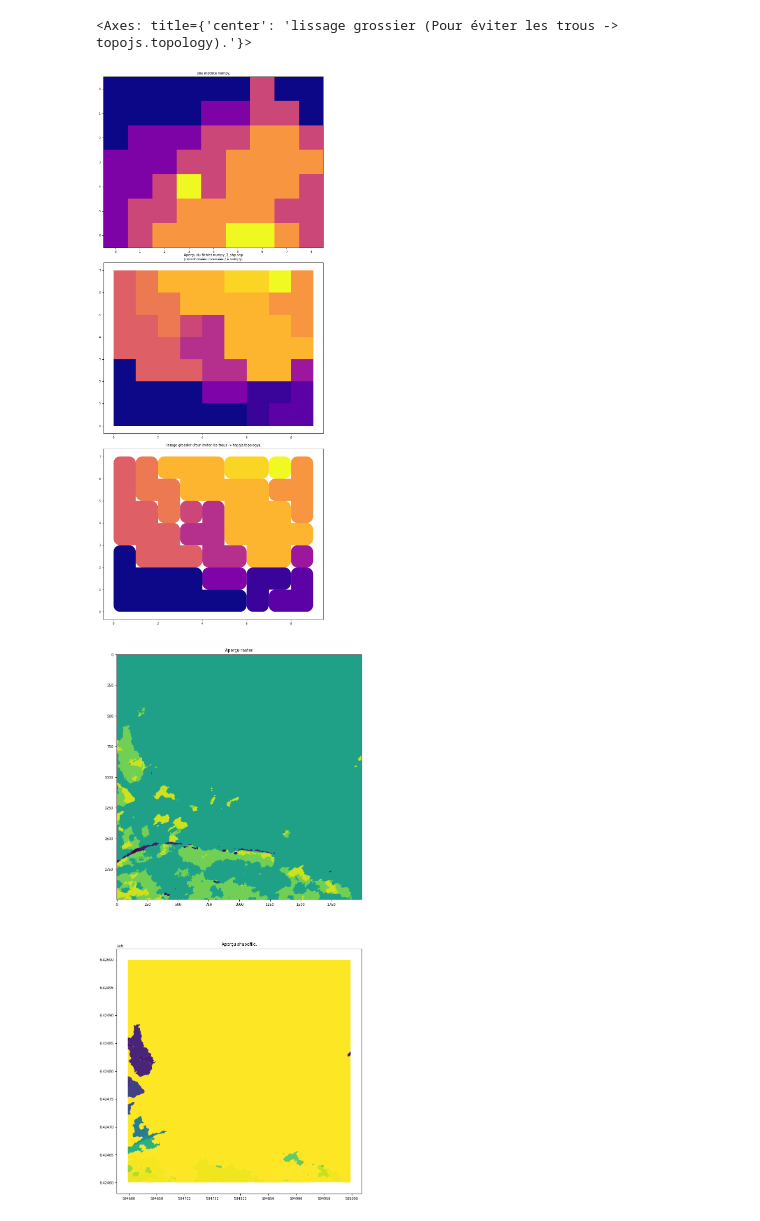
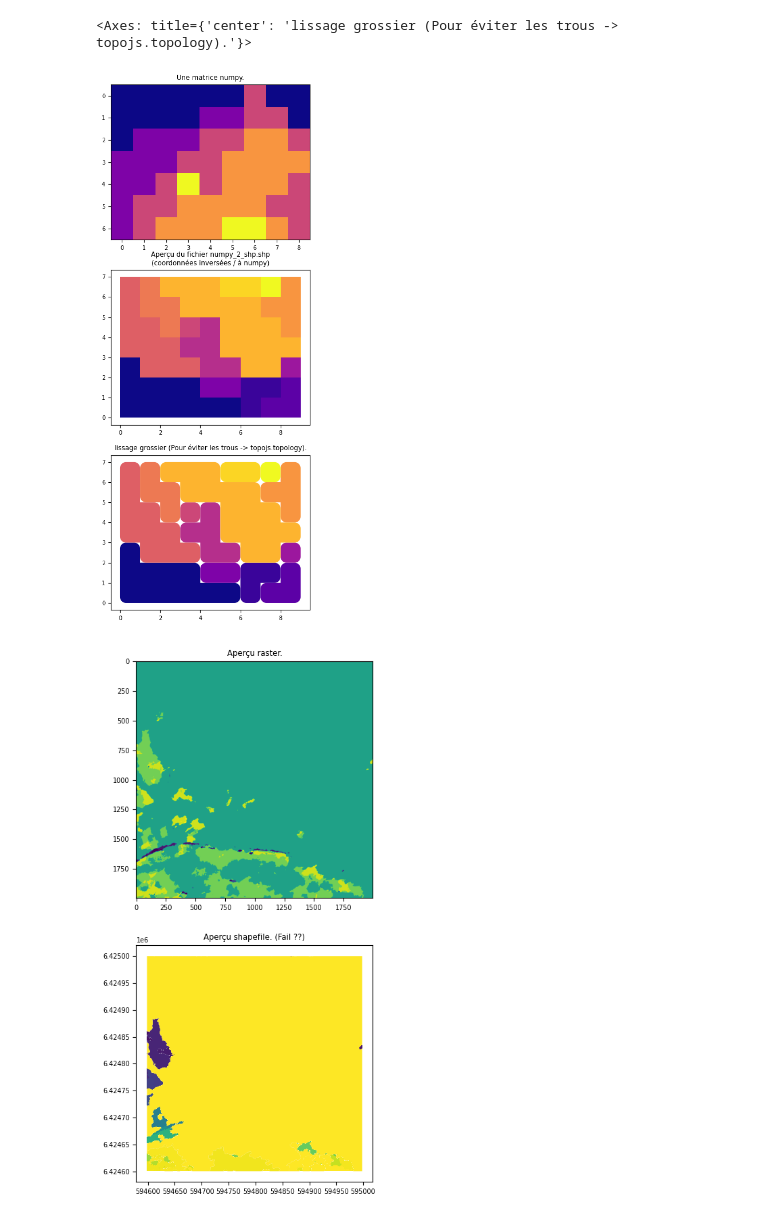
Before and after one commit to romaingalet/Traitement-raster-matriciel, a Jupyter notebook: array_2_shapefile.ipynb, the cells around one changed output. Saved outputs shown, nothing was run; the diff lists cells and outputs as text; code cells hidden in the pictures.

```diff
--- a/array_2_shapefile.ipynb
+++ b/array_2_shapefile.ipynb
@@ -32,36 +32,36 @@ nd_arr = np.array(l1)
 
 ## DEBUT Gestion affichage
 fig, axs = plt.subplots(3)
-plt.rcParams["figure.figsize"] = (30,20)
+plt.rcParams["figure.figsize"] = (40,10)
 plt.rcParams.update({'font.size': 7})
 fig.tight_layout(pad=3.0)
 axs[0].set_title('Une matrice numpy.')
 axs[0].imshow(nd_arr, cmap='plasma')
 ## FIN Gestion affichage
 
 schema = {
     'geometry': 'Polygon',
     'properties': {
         'val': 'int'
     }
 }
 out_shp = '_files/numpy_2_shp.shp'
 
 with fiona.open(out_shp, 'w', crs=from_epsg(4326), driver='ESRI Shapefile', schema=schema) as output:
     for sh in shapes(nd_arr):
         p, val = sh[0]['coordinates'][0], int(sh[1])
         poly = Polygon(p)
         output.write({'geometry': mapping(poly), 'properties': {'val': val}})
 
 axs[1].set_title(f'Aperçu du fichier {out_shp.split("/")[1]}\n(coordonnées inversées / à numpy)')
 gp.read_file(out_shp).plot(cmap = 'plasma', ax = axs[1])
 
 # Lissage grossier (en sus : utiliser topojs pour supprimer les trous) :
 axs[2].set_title('lissage grossier (Pour éviter les trous -> topojs.topology).')
 gp.read_file(out_shp).buffer(-0.3).buffer(0.3).plot(cmap = 'plasma', ax = axs[2])
 # %% [output]
 <Axes: title={'center': 'lissage grossier (Pour éviter les trous -> topojs.topology).'}>
-[figure, old version]
+[figure, new version]
 # %%
 # 2- Conversion à partir de raster
 
@@ -77,7 +77,6 @@ with rio.open(rst_f) as src:
 
     # DEBUT affichage
     fig, axs = plt.subplots(2)
-    # plt.rcParams["figure.figsize"] = (50,20)
     axs[0].set_title('Aperçu raster.')
     axs[0].imshow(np_in, cmap='viridis')
     # FIN affichage
@@ -97,11 +96,11 @@ with rio.open(rst_f) as src:
             output.write({'geometry': mapping(poly), 'properties': {'val': val}})
 
     # DEBUT affichage
-    axs[1].set_title('Aperçu shapefile. (fail ??)')
+    axs[1].set_title('Aperçu shapefile. (Fail ??)')
     gp.read_file(out_shp).plot(cmap = 'viridis', ax = axs[1])
     # FIN affichage
 # %% [output]
-[figure, old version]
+[figure, new version]
 # %%
 # 3- Vectorisation à la volée
 
```
Also changed, not shown: parts of 1 cell of this notebook.
